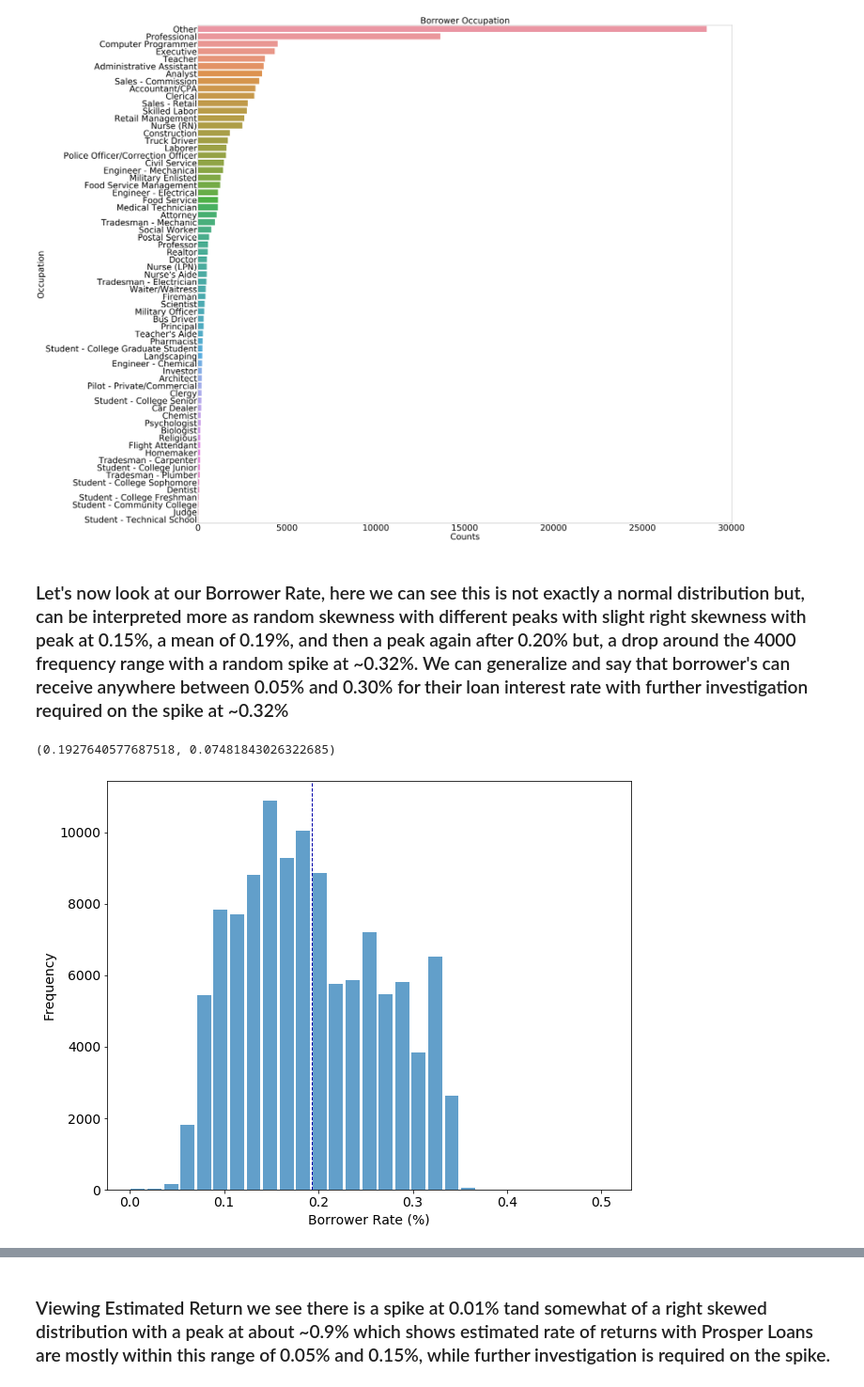
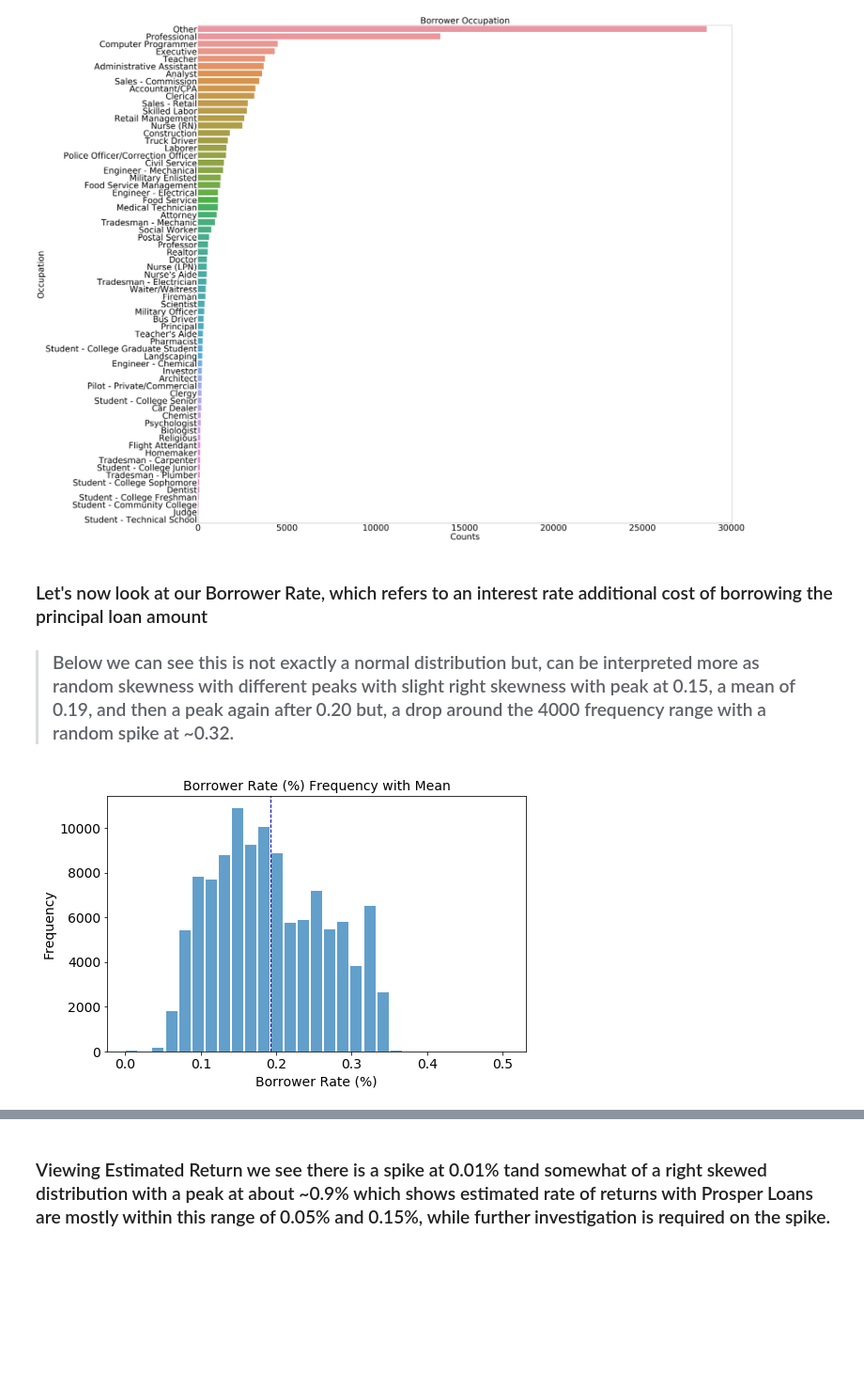
Before and after one commit to MJOAN/Udacity-DA-P5, a Jupyter notebook: prosper_loan_explanatory.ipynb, the cells around one changed output, grey strips where cells are left out. Shown at 94% size. Cells and saved outputs as stored; diff of their text form; code cells hidden in the pictures; blank space fills up the shorter version.

```diff
--- a/exploration_template.ipynb
+++ b/prosper_loan_explanatory.ipynb
@@ -74,14 +0,0 @@ list(set(cols) - set(num_cols))
-# %%
-prosper_clean.drop(columns=['DelinquenciesLast7Years','RevolvingCreditBalance','BankcardUtilization',
-                            'TradesOpenedLast6Months','IncomeVerifiable','TotalProsperPaymentsBilled',
-                            'LoanFirstDefaultedCycleNumber','LoanNumber','ProsperRating (numeric)',
-                            'ProsperRating (Alpha)','LoanKey','ListingKey','LenderYield',
-                            'EstimatedEffectiveYield','CurrentlyInGroup','GroupKey','FirstRecordedCreditLine',
-                            'CurrentCreditLines','OpenCreditLines','TotalCreditLinespast7years',
-                            'OpenRevolvingAccounts','OpenRevolvingMonthlyPayment','InquiriesLast6Months',
-                            'TotalInquiries','PublicRecordsLast10Years','PublicRecordsLast12Months','TotalTrades',
-                            'LoanOriginationQuarter','LP_CustomerPayments','LP_CustomerPrincipalPayments',
-                            'LP_InterestandFees','LP_ServiceFees','LP_CollectionFees','LP_GrossPrincipalLoss',
-                            'LP_NetPrincipalLoss','LP_NonPrincipalRecoverypayments', 'LP_CustomerPrincipalPayments',
-                            'LP_InterestandFees', 'LP_ServiceFees', 'LP_CollectionFees', 'LP_GrossPrincipalLoss',
-                            'LP_NetPrincipalLoss','LP_NonPrincipalRecoverypayments'], axis=1, inplace=True)
@@ -90,2 +0,0 @@ prosper_clean.drop(columns=['DelinquenciesLast7Years','RevolvingCreditBalance','
-# %%
-prosper_clean = prosper_clean.rename(columns={"ListingCategory (numeric)": "ListingCategory"})
@@ -164,8 +0,0 @@ prosper_clean.select_dtypes(include=['category'])
-# %%
-prosper_clean['DateCreditPulled'] = pd.to_datetime(prosper_clean['DateCreditPulled'])
-prosper_clean['LoanOriginationDate'] = pd.to_datetime(prosper_clean['LoanOriginationDate'])
-prosper_clean['ListingCreationDate'] = pd.to_datetime(prosper_clean['ListingCreationDate'])
-# %%
-# using lambda to apply the strftime method and allow for our timestamps to say either "AM" or "PM"
-prosper_clean['DateCreditPulled'] = prosper_clean['DateCreditPulled'].map(lambda x: x.strftime('%Y%m%d%' + ' ' + '%I:%M %p') if x else "")
-prosper_clean['ListingCreationDate'] = prosper_clean['ListingCreationDate'].map(lambda x: x.strftime('%Y%m%d%' + ' ' + '%I:%M %p') if x else "")
@@ -204,27 +40,25 @@ plt.show()
 # %% [output]
 [figure]
 # %% [markdown]
-### Let's now look at our Borrower Rate, here we can see this is not exactly a normal distribution but, can be interpreted more as random skewness with different peaks with slight right skewness with peak at 0.15%, a mean of 0.19%, and then a peak again after 0.20% but, a drop around the 4000 frequency range with a random spike at ~0.32%. We can generalize and say that borrower's can receive anywhere between 0.05% and 0.30% for their loan interest rate with further investigation required on the spike at ~0.32%
+### Let's now look at our Borrower Rate, which refers to an interest rate additional cost of borrowing the principal loan amount
+
+> ### Below we can see this is not exactly a normal distribution but, can be interpreted more as random skewness with different peaks with slight right skewness with peak at 0.15, a mean of 0.19, and then a peak again after 0.20 but, a drop around the 4000 frequency range with a random spike at ~0.32.
-# %%
-# mean and standard deviation
-prosper_clean['BorrowerRate'].mean(), prosper_clean['BorrowerRate'].std()
-# %% [output]
-(0.1927640577687518, 0.07481843026322685)
 # %%
 # calcluate bins, and use the hist function with styling and a mean line
 bins = np.arange(0, prosper_clean['BorrowerRate'].max()+0.0175,0.0175)
 
 x = prosper_clean['BorrowerRate']
 
-plt.figure(figsize=[10,8])
+plt.figure(figsize=[8,5])
 plt.hist(x, bins=bins, alpha=0.7, rwidth=0.85)
 
 # here is our mean line using axvline()
 plt.axvline(x.mean(), color='#0504aa', linestyle='dashed', linewidth=1)  # cite 3
 
+plt.title('Borrower Rate (%) Frequency with Mean', fontsize=14)
 plt.tick_params(labelsize=14)
 plt.xlabel('Borrower Rate (%)', fontsize=14)
 plt.ylabel('Frequency', fontsize=14);
 # %% [output]
-[figure, old version]
+[figure, new version]
 # %% [markdown]
```
Also changed, not shown: parts of 87 cells of this notebook, 4 other files.
